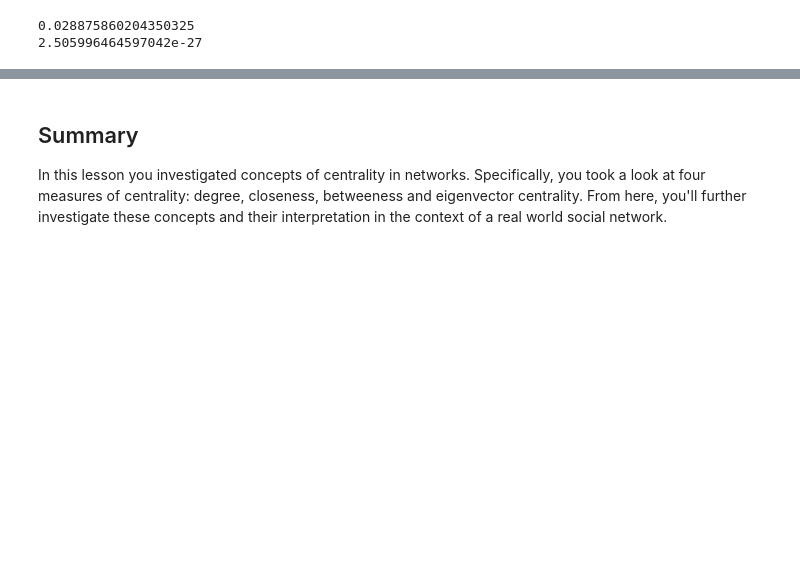
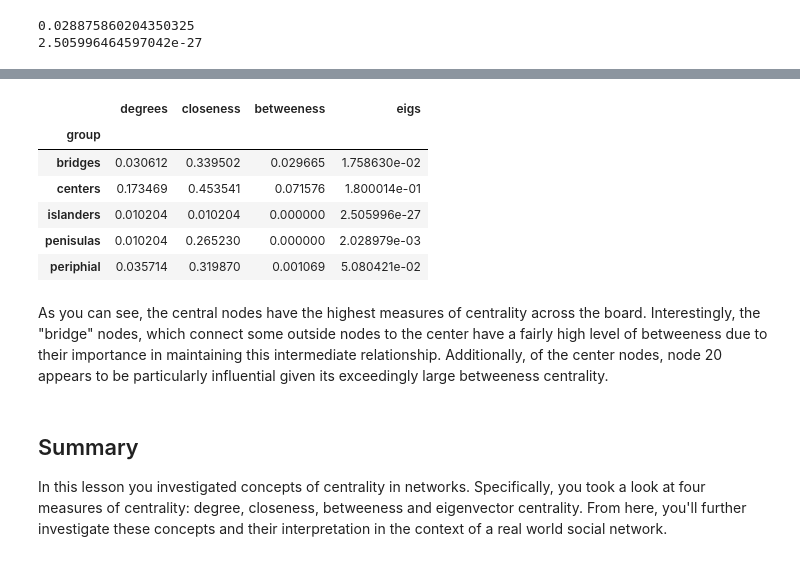
Before and after one commit to learn-co-curriculum/dsc-node-centrality, a Jupyter notebook: index.ipynb, the cells around one changed output, grey strips where cells are left out. Cells and saved outputs as stored; diff of their text form; code cells hidden in the pictures; blank space fills up the shorter version.

```diff
--- a/index.ipynb
+++ b/index.ipynb
@@ -80,3 +129,15 @@ print(nx.eigenvector_centrality(G)[86])
+# %%
+df.groupby('group').mean()
+# %% [output]
+|  | degrees | closeness | betweeness | eigs |
+| group |  |  |  |  |
+| bridges | 0.030612 | 0.339502 | 0.029665 | 1.758630e-02 |
+| centers | 0.173469 | 0.453541 | 0.071576 | 1.800014e-01 |
+| islanders | 0.010204 | 0.010204 | 0.000000 | 2.505996e-27 |
+| penisulas | 0.010204 | 0.265230 | 0.000000 | 2.028979e-03 |
+| periphial | 0.035714 | 0.319870 | 0.001069 | 5.080421e-02 |
+# %% [markdown]
+As you can see, the central nodes have the highest measures of centrality across the board. Interestingly, the "bridge" nodes, which connect some outside nodes to the center have a fairly high level of betweeness due to their importance in maintaining this intermediate relationship. Additionally, of the center nodes, node 20 appears to be particularly influential given its exceedingly large betweeness centrality.
 # %% [markdown]
 ## Summary
 
```
Also changed, not shown: parts of 2 cells of this notebook, 2 other files.
